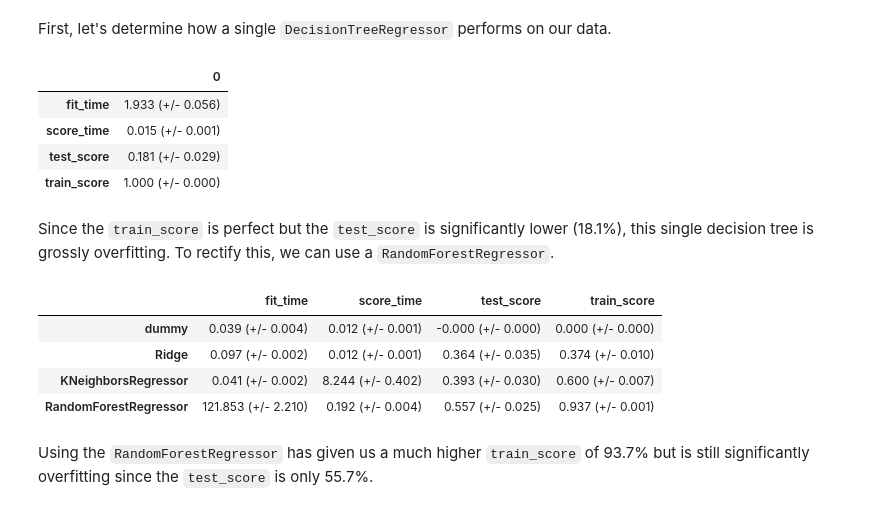
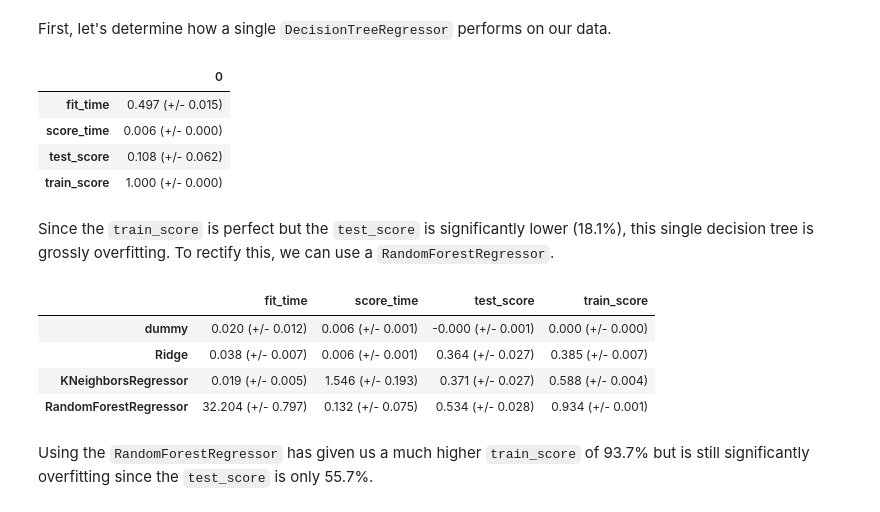
Before and after one commit to vivaanjhaveri/nyc-airbnb-reviews-regression, a Jupyter notebook: hw5.ipynb, the cells around one changed output. Cells and saved outputs as stored; diff of their text form; code cells hidden in the pictures.

```diff
--- a/hw5.ipynb
+++ b/hw5.ipynb
@@ -201,7 +199,8 @@ Solution_2
 _Points:_ 2
 # %%
 # Train-Test Split
-train_df, test_df = train_test_split(bnb_dataset, test_size = 0.3, random_state = 123)
+# Changing test split to reduce training time
+train_df, test_df = train_test_split(bnb_dataset, test_size = 0.6, random_state = 123)
 
 # Target variable (y)
 y_train = train_df["reviews_per_month"]
@@ -741,27 +740,27 @@ pd.DataFrame(mean_std_cross_val_scores(
 ))
 # %% [output]
 |  | 0 |
-| fit_time | 1.933 (+/- 0.056) |
-| score_time | 0.015 (+/- 0.001) |
-| test_score | 0.181 (+/- 0.029) |
+| fit_time | 0.497 (+/- 0.015) |
+| score_time | 0.006 (+/- 0.000) |
+| test_score | 0.108 (+/- 0.062) |
 | train_score | 1.000 (+/- 0.000) |
 # %% [markdown]
 Since the `train_score` is perfect but the `test_score` is significantly lower (18.1%), this single decision tree is grossly overfitting. To rectify this, we can use a `RandomForestRegressor`.
 # %%
 from sklearn.ensemble import RandomForestRegressor
 
-pipe = make_pipeline(preprocessor, RandomForestRegressor(random_state=123))
+pipe_rf = make_pipeline(preprocessor, RandomForestRegressor(random_state=123))
 
 results_dict["RandomForestRegressor"] = mean_std_cross_val_scores(
-    pipe, X_train, y_train, return_train_score=True
+    pipe_rf, X_train, y_train, return_train_score=True
 )
 pd.DataFrame(results_dict).T
 # %% [output]
 |  | fit_time | score_time | test_score | train_score |
-| dummy | 0.039 (+/- 0.004) | 0.012 (+/- 0.001) | -0.000 (+/- 0.000) | 0.000 (+/- 0.000) |
-| Ridge | 0.097 (+/- 0.002) | 0.012 (+/- 0.001) | 0.364 (+/- 0.035) | 0.374 (+/- 0.010) |
-| KNeighborsRegressor | 0.041 (+/- 0.002) | 8.244 (+/- 0.402) | 0.393 (+/- 0.030) | 0.600 (+/- 0.007) |
-| RandomForestRegressor | 121.853 (+/- 2.210) | 0.192 (+/- 0.004) | 0.557 (+/- 0.025) | 0.937 (+/- 0.001) |
+| dummy | 0.020 (+/- 0.012) | 0.006 (+/- 0.001) | -0.000 (+/- 0.001) | 0.000 (+/- 0.000) |
+| Ridge | 0.038 (+/- 0.007) | 0.006 (+/- 0.001) | 0.364 (+/- 0.027) | 0.385 (+/- 0.007) |
+| KNeighborsRegressor | 0.019 (+/- 0.005) | 1.546 (+/- 0.193) | 0.371 (+/- 0.027) | 0.588 (+/- 0.004) |
+| RandomForestRegressor | 32.204 (+/- 0.797) | 0.132 (+/- 0.075) | 0.534 (+/- 0.028) | 0.934 (+/- 0.001) |
 # %% [markdown]
 Using the `RandomForestRegressor` has given us a much higher `train_score` of 93.7% but is still significantly overfitting since the `test_score` is only 55.7%.
 # %% [markdown]
```
Also changed, not shown: parts of 23 cells of this notebook, 1 other file.
